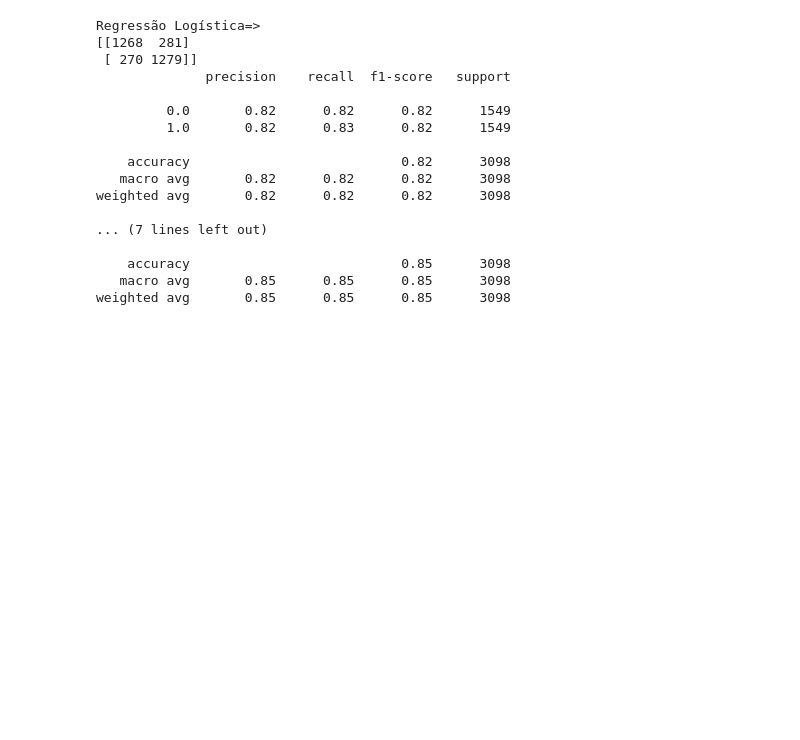
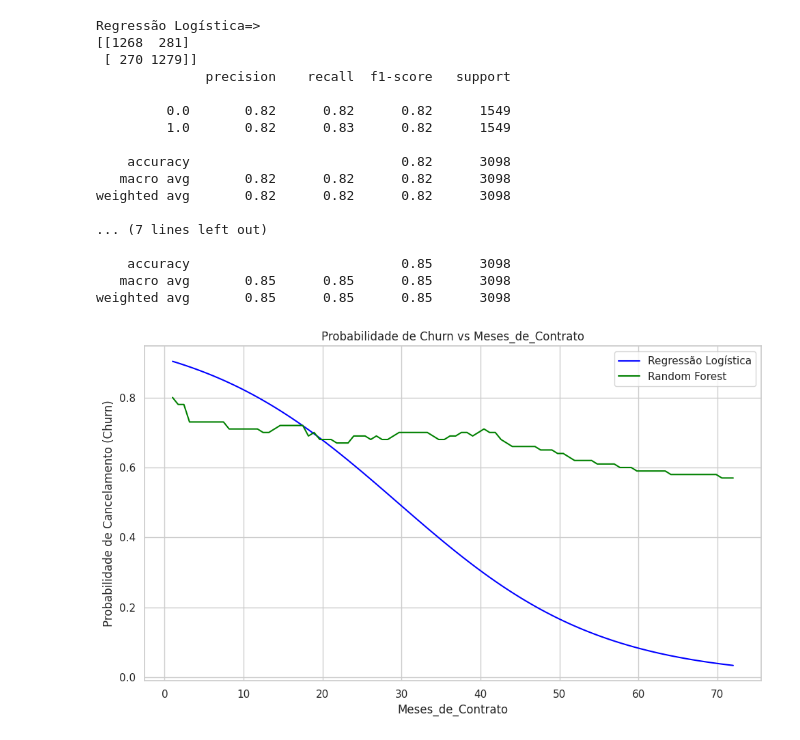
Before and after one commit to Henriquerocha2000/telecomX2, a Jupyter notebook: Telecom_X_–_Parte_2_Prevendo_Churn.ipynb, the cells around one changed output. Saved outputs shown, nothing was run; the diff lists cells and outputs as text; code cells hidden in the pictures; blank space fills up the shorter version.

```diff
--- a/Telecom_X_–_Parte_2_Prevendo_Churn.ipynb
+++ b/Telecom_X_–_Parte_2_Prevendo_Churn.ipynb
@@ -227,3 +227,40 @@ weighted avg       0.82      0.82      0.82      3098
     accuracy                           0.85      3098
    macro avg       0.85      0.85      0.85      3098
 weighted avg       0.85      0.85      0.85      3098
+# %%
+import numpy as np
+import matplotlib.pyplot as plt
+import pandas as pd
+
+variavel = 'Meses_de_Contrato'
+
+# Gerar um intervalo de valores
+valores = np.linspace(X_train[variavel].min(), X_train[variavel].max(), 100)
+
+# Base de referência: média dos dados de treino
+X_ref = pd.DataFrame(X_train.mean()).T
+
+# Criar cópias alterando só a variável escolhida
+X_plot = pd.concat([X_ref]*len(valores), ignore_index=True)
+X_plot[variavel] = valores
+
+# Aplicar scaler na regressão
+scaler = pipeline_lr.named_steps['scaler']
+X_plot_scaled = scaler.transform(X_plot)
+
+# Obtendo as  probabilidades
+probs_lr = pipeline_lr.named_steps['lr'].predict_proba(X_plot_scaled)[:, 1]
+probs_rf = rf_model.predict_proba(X_plot)[:, 1]
+
+plt.figure(figsize=(10, 6))
+plt.plot(valores, probs_lr, label='Regressão Logística', color='blue')
+plt.plot(valores, probs_rf, label='Random Forest', color='green')
+plt.xlabel(variavel)
+plt.ylabel('Probabilidade de Cancelamento (Churn)')
+plt.title(f'Probabilidade de Churn vs {variavel}')
+plt.legend()
+plt.grid(True)
+plt.tight_layout()
+plt.show()
+# %% [output]
+[figure, added]
```
Also changed, not shown: parts of 2 cells of this notebook.
